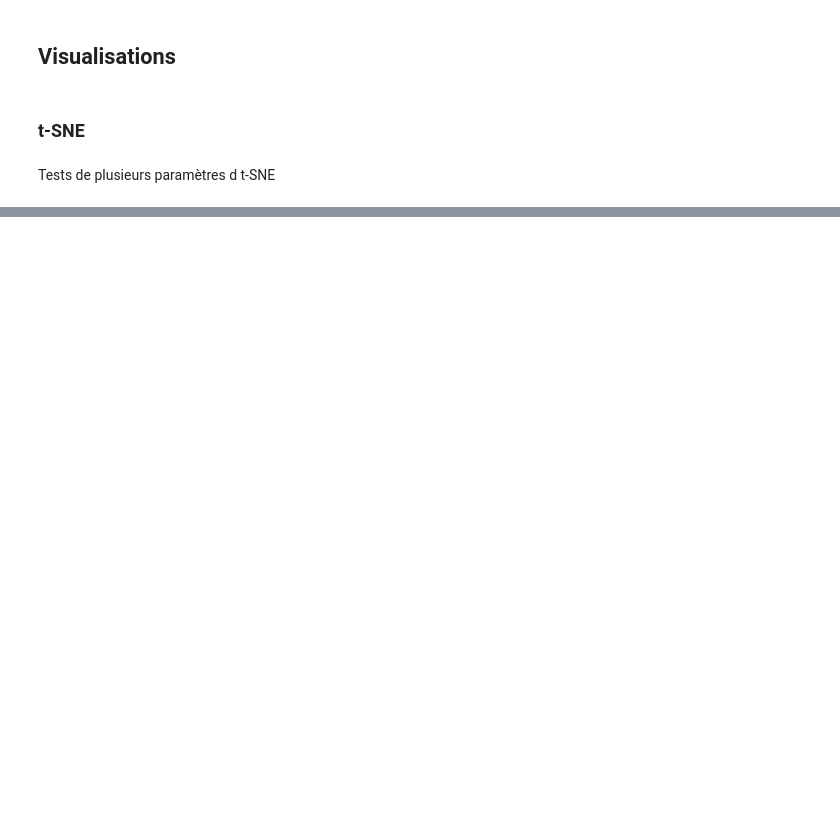
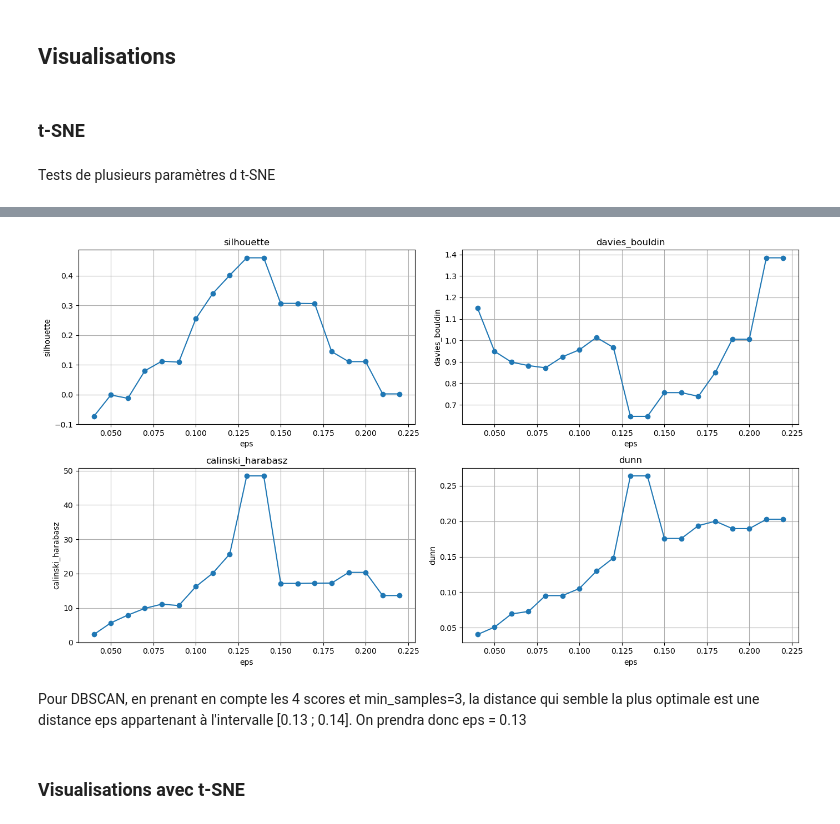
Before and after one commit to mikhailBenali/ML2_Project_ESB_adoption, a Jupyter notebook: src/BusDistribution.ipynb, the cells around one changed output, grey strips where cells are left out. Drawn from its saved outputs; the diff is of its cells as text; code cells hidden in the pictures; blank space fills up the shorter version.

```diff
--- a/src/BusDistribution.ipynb
+++ b/src/BusDistribution.ipynb
@@ -523,0 +583,4 @@ plot_clusters_with_labels(X_tsne, labels_dbscan, "DBSCAN Clusters (eps=1.9, min_
+# %%
+eps_values = np.arange(0.01, 0.25, 0.01)
+df_dbscan_kpca_results = evaluate_dbscan(X_kpca, eps_values)
+df_dbscan_kpca_results
@@ -523,0 +605,8 @@ plot_clusters_with_labels(X_tsne, labels_dbscan, "DBSCAN Clusters (eps=1.9, min_
+# %%
+plot_dbscan_scores(df_dbscan_kpca_results)
+# %% [output]
+[figure, added]
+# %% [markdown]
+Pour DBSCAN, en prenant en compte les 4 scores et min_samples=3, la distance qui semble la plus optimale est une distance eps appartenant à l'intervalle [0.13 ; 0.14]. On prendra donc eps = 0.13
+# %% [markdown]
+### Visualisations avec t-SNE
```
Also changed, not shown: parts of 19 cells of this notebook.
